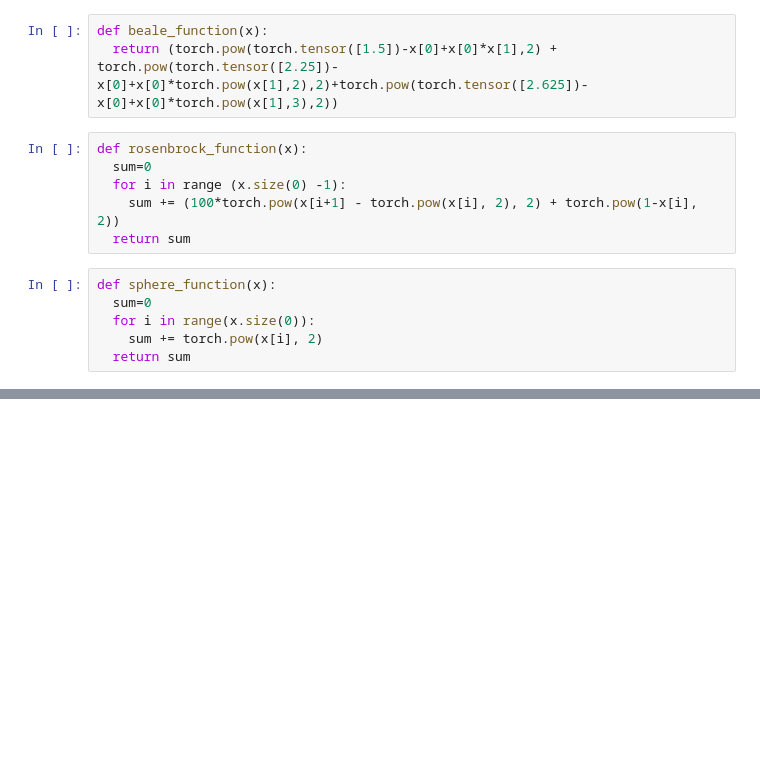
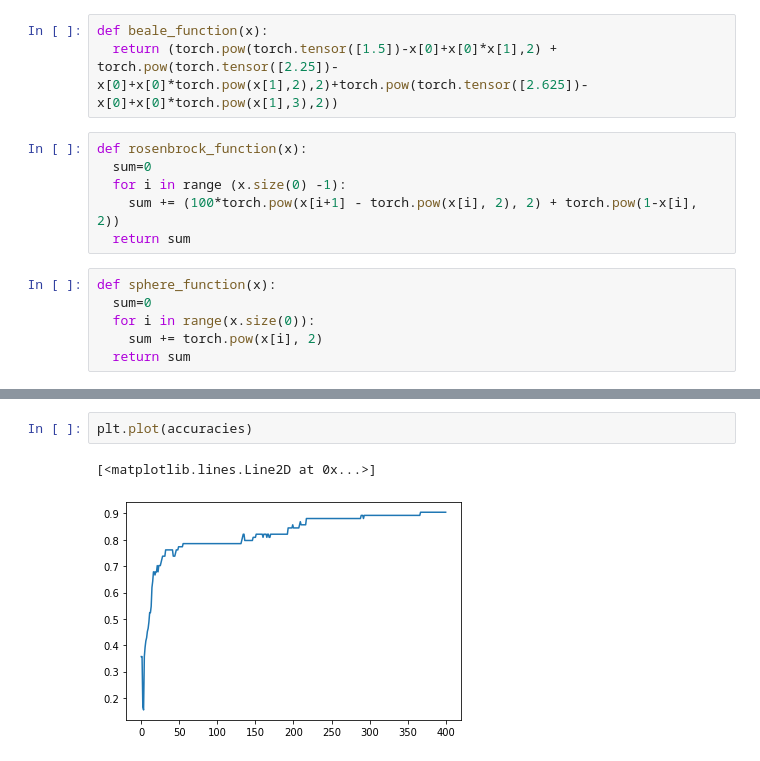
Before and after one commit to davidraamirez/GradientWithoutBackpropagation, a Jupyter notebook: LogisticRegression_fwd_gradient.ipynb, the cells around one changed output, grey strips where cells are left out. Drawn from its saved outputs; the diff is of its cells as text; blank space fills up the shorter version.

```diff
--- a/LogisticRegression_fwd_gradient.ipynb
+++ b/LogisticRegression_fwd_gradient.ipynb
@@ -214,0 +238,5 @@ tensor(0.9881)
+# %%
+plt.plot(accuracies)
+# %% [output]
+[<matplotlib.lines.Line2D at 0x...>]
+[figure, added]
```
Also changed, not shown: parts of 34 cells of this notebook.
